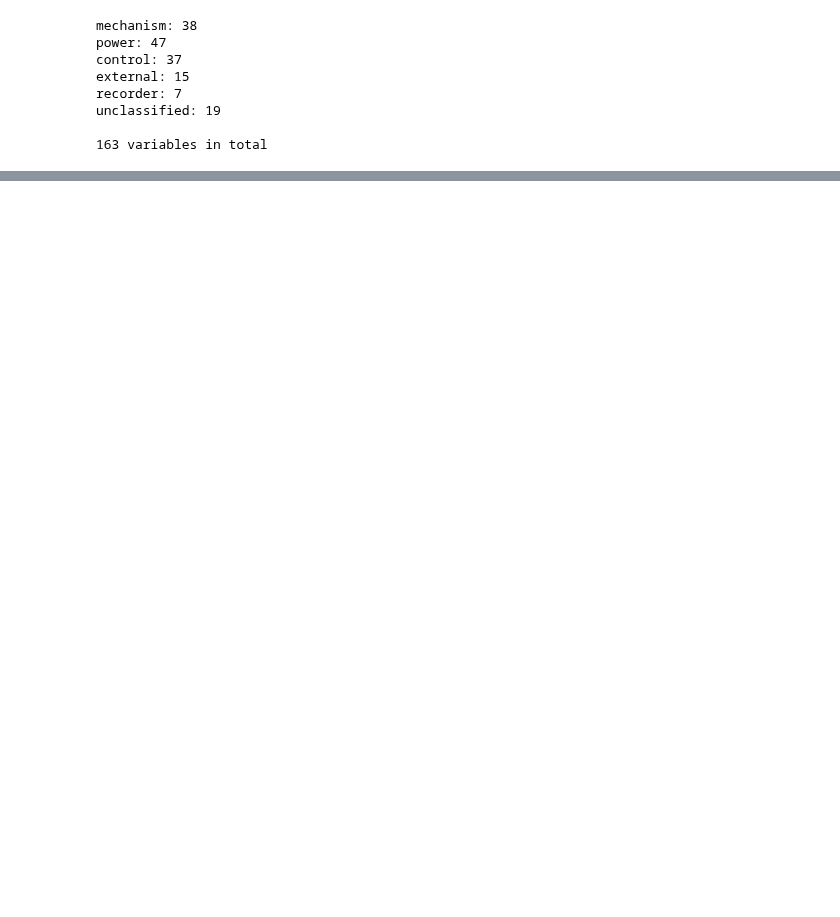
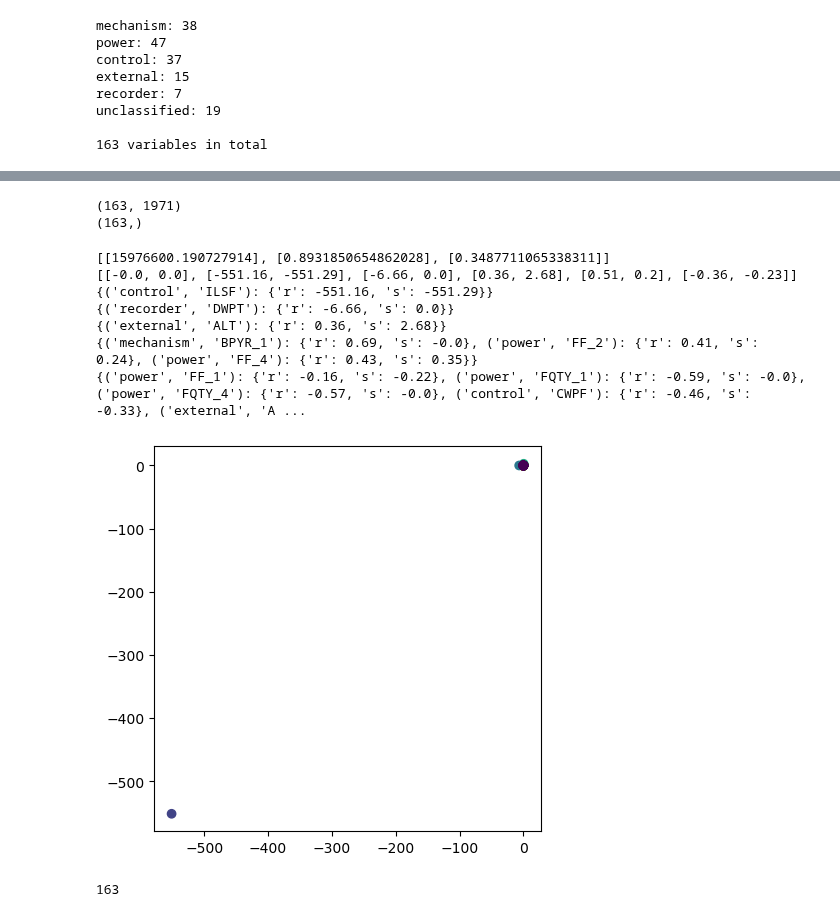
Before and after one commit to srt-uncertainty-wind/code, a Jupyter notebook: variableCluster_rough&smooth.ipynb, the cells around one changed output, grey strips where cells are left out. Saved outputs shown, nothing was run; the diff lists cells and outputs as text; code cells hidden in the pictures; blank space fills up the shorter version.

```diff
--- a/variableCluster_rough&smooth.ipynb
+++ b/variableCluster_rough&smooth.ipynb
@@ -241,0 +135,71 @@ Cluster size 12: (3, 2)
+# %%
+print(roughness_matrix_list[0].shape)
+print(np.mean(roughness_matrix_list[0], axis=1).shape)
+# %% [output]
+(163, 1971)
+(163,)
+# %%
+# 进行K-means聚类
+from sklearn.cluster import KMeans
+import matplotlib.pyplot as plt
+from sklearn import metrics
+
+# # 初始化(粗糙度，光滑度)存储列表
+# metrics_list = []
+
+# # 将粗糙度和光滑度的均值tuple作为聚类metrics
+# for i in range(len(roughness_matrix_list)):
+#     metrics_list.append([np.mean(roughness_matrix_list[i], axis=1), np.mean(smoothness_matrix_list[i], axis=1)])
+
+# metrics_array = np.array(metrics_list)
+# print(metrics_array.shape)
+# np.save(os.path.join(cluster_save_path, "metrics_array.npy"), metrics_array)
+metrics_array = np.load(os.path.join(cluster_save_path, "metrics_array.npy"))
+
+# 如果我在相同聚类数量下记录每个变量的cluster编号变化，如何根据这个163*636的变化矩阵来检查哪些变量应当是同一类？
+
+# 聚类
+K = 6
+metrics_array = metrics_array[120].T
+cluster_labels = KMeans(n_clusters=K, random_state=9, n_init='auto').fit_predict(metrics_array)
+np.save(os.path.join(cluster_save_path, "cluster_labels.npy"), cluster_labels)
+
+# 打印聚类分数
+clustering_metrics_list = [[], [], []]
+clustering_metrics_list[0].append(metrics.calinski_harabasz_score(metrics_array, cluster_labels)) # 越大越好
+clustering_metrics_list[1].append(metrics.silhouette_score(metrics_array, cluster_labels)) # 越大越好
+clustering_metrics_list[2].append(metrics.davies_bouldin_score(metrics_array, cluster_labels)) # 越小越好
+print(clustering_metrics_list)
+
+# 输出聚类中心
+cluster_centers = []
+for k in range(K):
+    center = np.mean(metrics_array[cluster_labels == k], axis=0)
+    cluster_centers.append([round(center[0], 2), round(center[1], 2)])
+print(cluster_centers)
+
+# 输出对应变量组
+for k in range(K):
+    cluster_idx = np.where(cluster_labels == k)[0]
+    cluster_var_name_dict = {find_var_name(idx, var_groups_dict): {'r': round(metrics_array[idx][0], 2), 's': round(metrics_array[idx][1], 2) } for idx in cluster_idx}
+    if len(cluster_var_name_dict) < 163/4:
+        print(cluster_var_name_dict)
+
+# 可视化
+plt.figure(figsize=(5, 5))
+plt.scatter(metrics_array[:,0], metrics_array[:,1], c=cluster_labels)
+# plt.gca().legend(labels = [f"Cluster {k}" for k in range(K)], loc='best')
+plt.show()
+# %% [output]
+[[15976600.190727914], [0.8931850654862028], [0.3487711065338311]]
+[[-0.0, 0.0], [-551.16, -551.29], [-6.66, 0.0], [0.36, 2.68], [0.51, 0.2], [-0.36, -0.23]]
+{('control', 'ILSF'): {'r': -551.16, 's': -551.29}}
+{('recorder', 'DWPT'): {'r': -6.66, 's': 0.0}}
+{('external', 'ALT'): {'r': 0.36, 's': 2.68}}
+{('mechanism', 'BPYR_1'): {'r': 0.69, 's': -0.0}, ('power', 'FF_2'): {'r': 0.41, 's': 0.24}, ('power', 'FF_4'): {'r': 0.43, 's': 0.35}}
+{('power', 'FF_1'): {'r': -0.16, 's': -0.22}, ('power', 'FQTY_1'): {'r': -0.59, 's': -0.0}, ('power', 'FQTY_4'): {'r': -0.57, 's': -0.0}, ('control', 'CWPF'): {'r': -0.46, 's': -0.33}, ('external', 'A ...
+[figure, added]
+# %%
+print(len(cluster_labels))
+# %% [output]
+163
```
Also changed, not shown: parts of 4 cells of this notebook, 1 other file.
